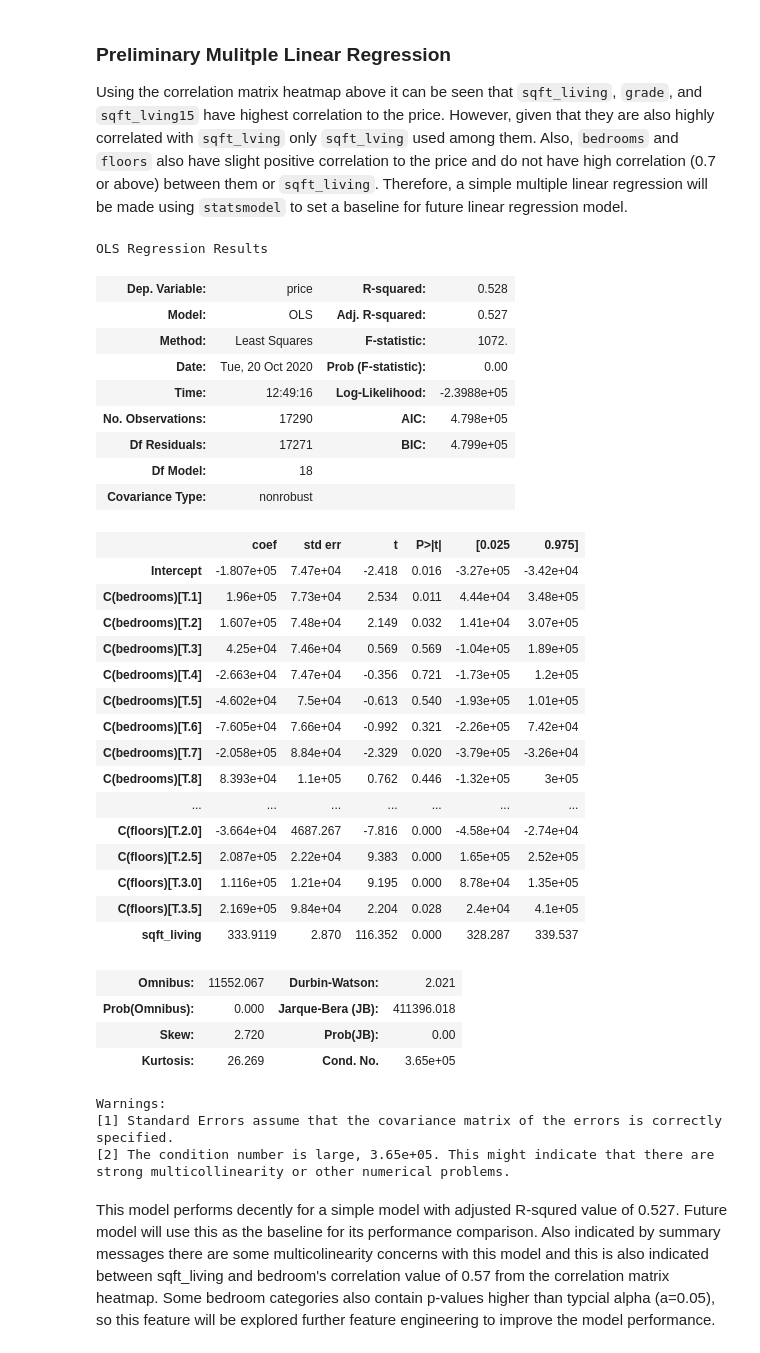
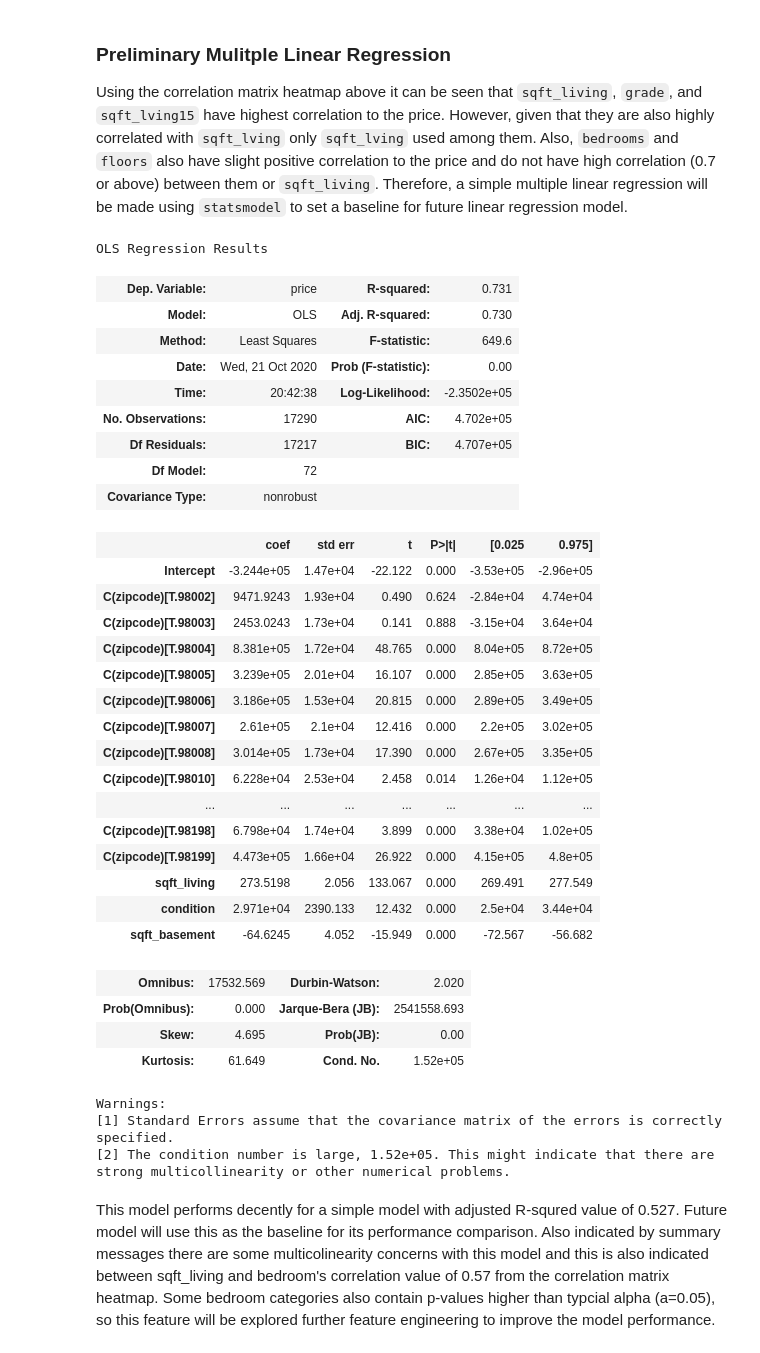
Before and after one commit to yunghanjeong/King_County_Housing_Price_Prediction, a Jupyter notebook: housing_price_prediction.ipynb, the cells around one changed output. Saved outputs shown, nothing was run; the diff lists cells and outputs as text; code cells hidden in the pictures.

Commit message:
added linear regression model

```diff
--- a/housing_price_prediction.ipynb
+++ b/housing_price_prediction.ipynb
@@ -207,42 +358,42 @@ plt.title("Correlation Matrix Heatmap of All Features", size=16);
 ### Preliminary Mulitple Linear Regression
 Using the correlation matrix heatmap above it can be seen that `sqft_living`, `grade`, and `sqft_lving15` have highest correlation to the price. However, given that they are also highly correlated with `sqft_lving` only `sqft_lving` used among them. Also, `bedrooms` and `floors` also have slight positive correlation to the price and do not have high correlation (0.7 or above) between them or `sqft_living`. Therefore, a simple multiple linear regression will be made using `statsmodel` to set a baseline for future linear regression model.
 # %%
-pre_mlr = smf.ols(formula="price~sqft_living+C(bedrooms)+C(floors)", data=kc_df).fit()
+pre_mlr = smf.ols(formula="price~sqft_living+C(zipcode)+condition+sqft_basement", data=kc_df).fit()
 pre_mlr.summary()
 # %% [output]
 OLS Regression Results
-| Dep. Variable: | price | R-squared: | 0.528 |
-| Model: | OLS | Adj. R-squared: | 0.527 |
-| Method: | Least Squares | F-statistic: | 1072. |
-| Date: | Tue, 20 Oct 2020 | Prob (F-statistic): | 0.00 |
-| Time: | 12:49:16 | Log-Likelihood: | -2.3988e+05 |
-| No. Observations: | 17290 | AIC: | 4.798e+05 |
-| Df Residuals: | 17271 | BIC: | 4.799e+05 |
-| Df Model: | 18 |  |  |
+| Dep. Variable: | price | R-squared: | 0.731 |
+| Model: | OLS | Adj. R-squared: | 0.730 |
+| Method: | Least Squares | F-statistic: | 649.6 |
+| Date: | Wed, 21 Oct 2020 | Prob (F-statistic): | 0.00 |
+| Time: | 20:42:38 | Log-Likelihood: | -2.3502e+05 |
+| No. Observations: | 17290 | AIC: | 4.702e+05 |
+| Df Residuals: | 17217 | BIC: | 4.707e+05 |
+| Df Model: | 72 |  |  |
 | Covariance Type: | nonrobust |  |  |
 |  | coef | std err | t | P>|t| | [0.025 | 0.975] |
-| Intercept | -1.807e+05 | 7.47e+04 | -2.418 | 0.016 | -3.27e+05 | -3.42e+04 |
-| C(bedrooms)[T.1] | 1.96e+05 | 7.73e+04 | 2.534 | 0.011 | 4.44e+04 | 3.48e+05 |
-| C(bedrooms)[T.2] | 1.607e+05 | 7.48e+04 | 2.149 | 0.032 | 1.41e+04 | 3.07e+05 |
-| C(bedrooms)[T.3] | 4.25e+04 | 7.46e+04 | 0.569 | 0.569 | -1.04e+05 | 1.89e+05 |
-| C(bedrooms)[T.4] | -2.663e+04 | 7.47e+04 | -0.356 | 0.721 | -1.73e+05 | 1.2e+05 |
-| C(bedrooms)[T.5] | -4.602e+04 | 7.5e+04 | -0.613 | 0.540 | -1.93e+05 | 1.01e+05 |
-| C(bedrooms)[T.6] | -7.605e+04 | 7.66e+04 | -0.992 | 0.321 | -2.26e+05 | 7.42e+04 |
-| C(bedrooms)[T.7] | -2.058e+05 | 8.84e+04 | -2.329 | 0.020 | -3.79e+05 | -3.26e+04 |
-| C(bedrooms)[T.8] | 8.393e+04 | 1.1e+05 | 0.762 | 0.446 | -1.32e+05 | 3e+05 |
+| Intercept | -3.244e+05 | 1.47e+04 | -22.122 | 0.000 | -3.53e+05 | -2.96e+05 |
+| C(zipcode)[T.98002] | 9471.9243 | 1.93e+04 | 0.490 | 0.624 | -2.84e+04 | 4.74e+04 |
+| C(zipcode)[T.98003] | 2453.0243 | 1.73e+04 | 0.141 | 0.888 | -3.15e+04 | 3.64e+04 |
+| C(zipcode)[T.98004] | 8.381e+05 | 1.72e+04 | 48.765 | 0.000 | 8.04e+05 | 8.72e+05 |
+| C(zipcode)[T.98005] | 3.239e+05 | 2.01e+04 | 16.107 | 0.000 | 2.85e+05 | 3.63e+05 |
+| C(zipcode)[T.98006] | 3.186e+05 | 1.53e+04 | 20.815 | 0.000 | 2.89e+05 | 3.49e+05 |
+| C(zipcode)[T.98007] | 2.61e+05 | 2.1e+04 | 12.416 | 0.000 | 2.2e+05 | 3.02e+05 |
+| C(zipcode)[T.98008] | 3.014e+05 | 1.73e+04 | 17.390 | 0.000 | 2.67e+05 | 3.35e+05 |
+| C(zipcode)[T.98010] | 6.228e+04 | 2.53e+04 | 2.458 | 0.014 | 1.26e+04 | 1.12e+05 |
 | ... | ... | ... | ... | ... | ... | ... |
-| C(floors)[T.2.0] | -3.664e+04 | 4687.267 | -7.816 | 0.000 | -4.58e+04 | -2.74e+04 |
-| C(floors)[T.2.5] | 2.087e+05 | 2.22e+04 | 9.383 | 0.000 | 1.65e+05 | 2.52e+05 |
-| C(floors)[T.3.0] | 1.116e+05 | 1.21e+04 | 9.195 | 0.000 | 8.78e+04 | 1.35e+05 |
-| C(floors)[T.3.5] | 2.169e+05 | 9.84e+04 | 2.204 | 0.028 | 2.4e+04 | 4.1e+05 |
-| sqft_living | 333.9119 | 2.870 | 116.352 | 0.000 | 328.287 | 339.537 |
+| C(zipcode)[T.98198] | 6.798e+04 | 1.74e+04 | 3.899 | 0.000 | 3.38e+04 | 1.02e+05 |
+| C(zipcode)[T.98199] | 4.473e+05 | 1.66e+04 | 26.922 | 0.000 | 4.15e+05 | 4.8e+05 |
+| sqft_living | 273.5198 | 2.056 | 133.067 | 0.000 | 269.491 | 277.549 |
+| condition | 2.971e+04 | 2390.133 | 12.432 | 0.000 | 2.5e+04 | 3.44e+04 |
+| sqft_basement | -64.6245 | 4.052 | -15.949 | 0.000 | -72.567 | -56.682 |
-| Omnibus: | 11552.067 | Durbin-Watson: | 2.021 |
-| Prob(Omnibus): | 0.000 | Jarque-Bera (JB): | 411396.018 |
-| Skew: | 2.720 | Prob(JB): | 0.00 |
-| Kurtosis: | 26.269 | Cond. No. | 3.65e+05 |
+| Omnibus: | 17532.569 | Durbin-Watson: | 2.020 |
+| Prob(Omnibus): | 0.000 | Jarque-Bera (JB): | 2541558.693 |
+| Skew: | 4.695 | Prob(JB): | 0.00 |
+| Kurtosis: | 61.649 | Cond. No. | 1.52e+05 |
 Warnings:
 [1] Standard Errors assume that the covariance matrix of the errors is correctly specified.
-[2] The condition number is large, 3.65e+05. This might indicate that there are
+[2] The condition number is large, 1.52e+05. This might indicate that there are
 strong multicollinearity or other numerical problems.
 # %% [markdown]
 This model performs decently for a simple model with adjusted R-squred value of 0.527. Future model will use this as the baseline for its performance comparison. Also indicated by summary messages there are some multicolinearity concerns with this model and this is also indicated between sqft_living and bedroom's correlation value of 0.57 from the correlation matrix heatmap. Some bedroom categories also contain p-values higher than typcial alpha (a=0.05), so this feature will be explored further feature engineering to improve the model performance.
```
Also changed, not shown: parts of 65 cells of this notebook, 4 other files.
